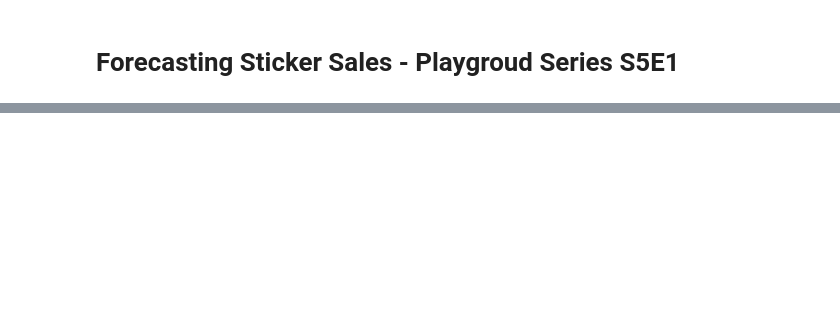
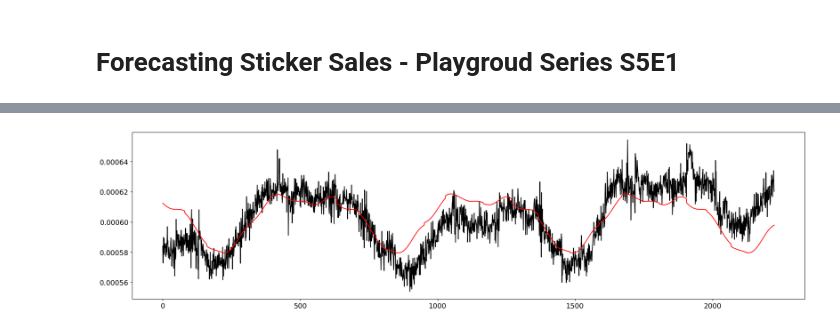
Before and after one commit to ChristopherIanPeck/kaggle-playground-series-s5, a Jupyter notebook: forecasting-sticker-sales-s5e1.ipynb, the cells around one changed output, grey strips where cells are left out. Saved outputs shown, nothing was run; the diff lists cells and outputs as text; code cells hidden in the pictures; blank space fills up the shorter version.

```diff
--- a/forecasting-sticker-sales-s5e1.ipynb
+++ b/forecasting-sticker-sales-s5e1.ipynb
@@ -214,0 +222,20 @@ Submission file created: submission.csv
+# %%
+CFG.sincoscol2 = ['sin 4t', 'cos 4t', 'sin 3t', 'cos 3t', 'sin 2t', 'cos 2t', 'sin t', 'cos t', 'sin t/2', 'cos t/2']
+
+# Linear regression on fourier series
+dfsc = df[df.test == 0].groupby('date')[CFG.sincoscol2].mean()#.to_numpy()
+dfsc['median'] = data['median']
+
+x = dfsc[~pd.isna(dfsc['median'])][CFG.sincoscol2].to_numpy()
+y = dfsc[~pd.isna(dfsc['median'])]['median'].to_numpy()
+
+reg = Ridge(alpha=0.01, fit_intercept=True)
+reg.fit(x, y)
+
+fig = plt.figure(figsize=(24,6))
+plt.plot(y, 'k')
+plt.plot(reg.predict(x), 'r')
+
+df['sincos_factor'] = reg.intercept_ + (df[CFG.sincoscol2] * reg.coef_).sum(axis=1)
+# %% [output]
+[figure, added]
```
Also changed, not shown: parts of 43 cells of this notebook.
